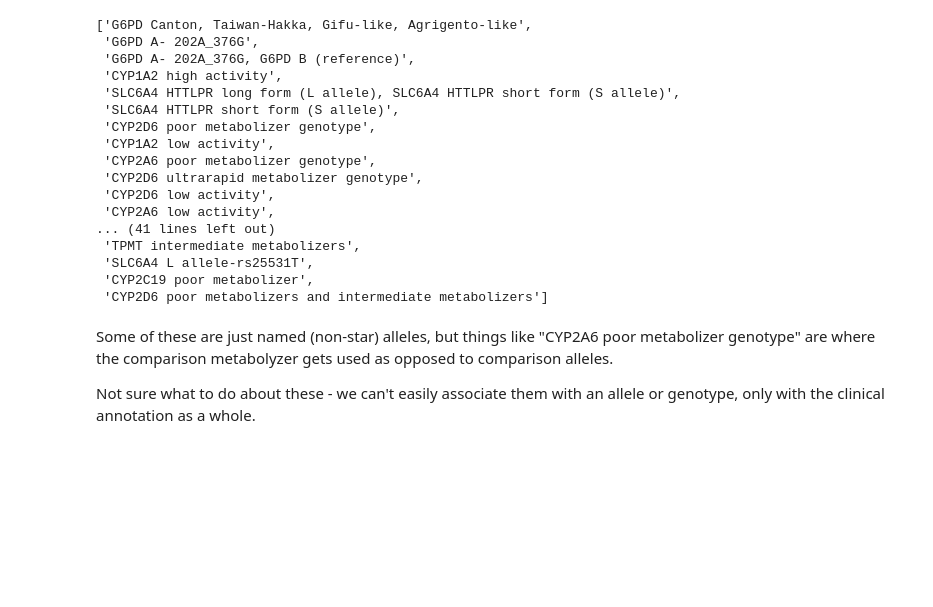
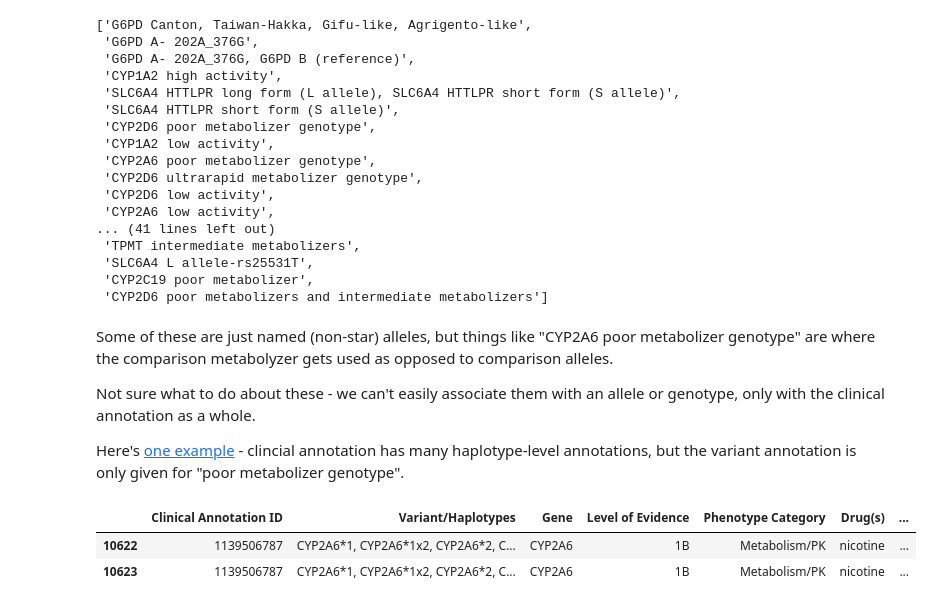
Before and after one commit to EBIvariation/opentargets-pharmgkb, a Jupyter notebook: data-exploration/direction-of-effect.ipynb, the cells around one changed output. Saved outputs shown, nothing was run; the diff lists cells and outputs as text; code cells hidden in the pictures; blank space fills up the shorter version.

```diff
--- a/data-exploration/direction-of-effect.ipynb
+++ b/data-exploration/direction-of-effect.ipynb
@@ -498,4 +512,38 @@ variant_haps = main_with_var_values_in('Variant/Haplotypes')
 Some of these are just named (non-star) alleles, but things like "CYP2A6 poor metabolizer genotype" are where the comparison metabolyzer gets used as opposed to comparison alleles.
 
 Not sure what to do about these - we can't easily associate them with an allele or genotype, only with the clinical annotation as a whole.
+
+Here's [one example](https://www.pharmgkb.org/clinicalAnnotation/1139506787) - clincial annotation has many haplotype-level annotations, but the variant annotation is only given for "poor metabolizer genotype".
+# %%
+def main_with_var_where_equals(common_col_name, value):
+    # Filter main_with_var on columns = value that are common to all three variant annotation tables
+    return main_with_var[
+        (main_with_var[common_col_name] == value)
+        | (main_with_var[f'{common_col_name}_var_pheno'] == value)
+        | (main_with_var[f'{common_col_name}_var_fa'] == value)
+    ]
+# %%
+main_with_var_where_equals('Variant/Haplotypes', 'CYP2A6 poor metabolizer genotype')[[
+    'Clinical Annotation ID', 'Variant/Haplotypes', 'Gene',
+       'Level of Evidence', 'Phenotype Category', 'Drug(s)', 'Phenotype(s)',
+       'Evidence ID', 'Evidence Type', 'PMID', 'Summary',
+       'Variant Annotation ID_var_pheno', 'Variant/Haplotypes_var_pheno',
+       'Gene_var_pheno', 'Drug(s)_var_pheno', 'PMID_var_pheno',
+       'Phenotype Category_var_pheno', 'Significance_var_pheno',
+       'Notes_var_pheno', 'Sentence_var_pheno', 'Alleles_var_pheno',
+       'Specialty Population_var_pheno', 'Metabolizer types_var_pheno',
+       'isPlural_var_pheno', 'Is/Is Not associated_var_pheno',
+       'Direction of effect_var_pheno', 'Side effect/efficacy/other',
+       'Phenotype', 'Multiple phenotypes And/or',
+       'When treated with/exposed to/when assayed with',
+       'Multiple drugs And/or_var_pheno', 'Population types_var_pheno',
+       'Population Phenotypes or diseases_var_pheno',
+       'Multiple phenotypes or diseases And/or_var_pheno',
+       'Comparison Allele(s) or Genotype(s)_var_pheno',
+       'Comparison Metabolizer types_var_pheno'
+]]
+# %% [output]
+|  | Clinical Annotation ID | Variant/Haplotypes | Gene | Level of Evidence | Phenotype Category | Drug(s) | ... |
+| 10622 | 1139506787 | CYP2A6*1, CYP2A6*1x2, CYP2A6*2, C... | CYP2A6 | 1B | Metabolism/PK | nicotine | ... |
+| 10623 | 1139506787 | CYP2A6*1, CYP2A6*1x2, CYP2A6*2, C... | CYP2A6 | 1B | Metabolism/PK | nicotine | ... |
 # %% [markdown]
```
Also changed, not shown: parts of 23 cells of this notebook.
